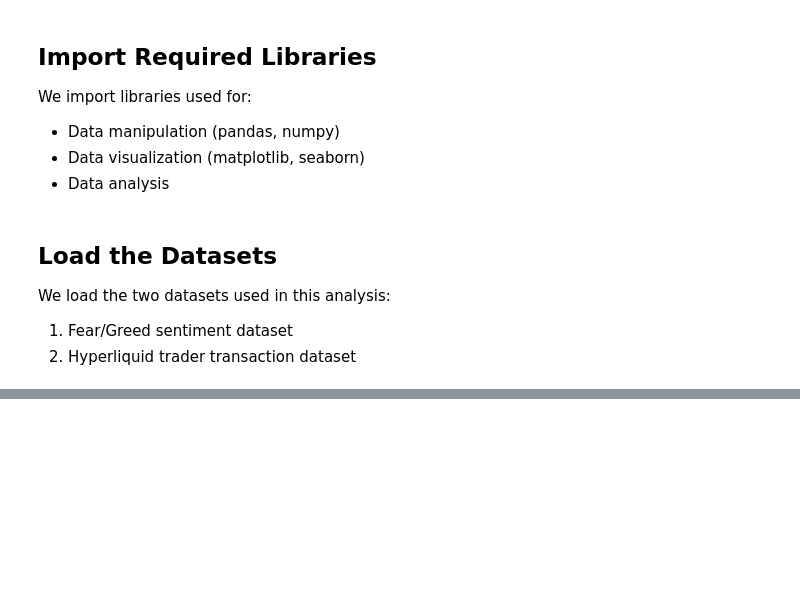
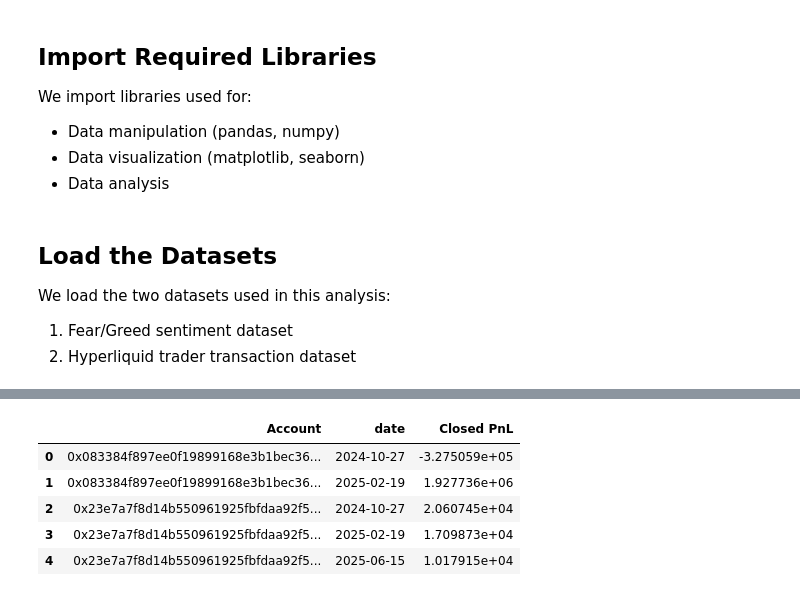
Before and after one commit to Trickybutshruti/Market-Sentiment-Analysis, a Jupyter notebook: analysis.ipynb, the cells around one changed output, grey strips where cells are left out. Cells and saved outputs as stored; diff of their text form; code cells hidden in the pictures; blank space fills up the shorter version.

```diff
--- a/analysis.ipynb
+++ b/analysis.ipynb
@@ -41,0 +106,11 @@ Sentiment Dataset Shape: (2644, 4)
+# %%
+daily_pnl = data.groupby(['Account','date'])['Closed PnL'].sum().reset_index()
+
+daily_pnl.head()
+# %% [output]
+|  | Account | date | Closed PnL |
+| 0 | 0x083384f897ee0f19899168e3b1bec36... | 2024-10-27 | -3.275059e+05 |
+| 1 | 0x083384f897ee0f19899168e3b1bec36... | 2025-02-19 | 1.927736e+06 |
+| 2 | 0x23e7a7f8d14b550961925fbfdaa92f5... | 2024-10-27 | 2.060745e+04 |
+| 3 | 0x23e7a7f8d14b550961925fbfdaa92f5... | 2025-02-19 | 1.709873e+04 |
+| 4 | 0x23e7a7f8d14b550961925fbfdaa92f5... | 2025-06-15 | 1.017915e+04 |
```
Also changed, not shown: parts of 22 cells of this notebook.
